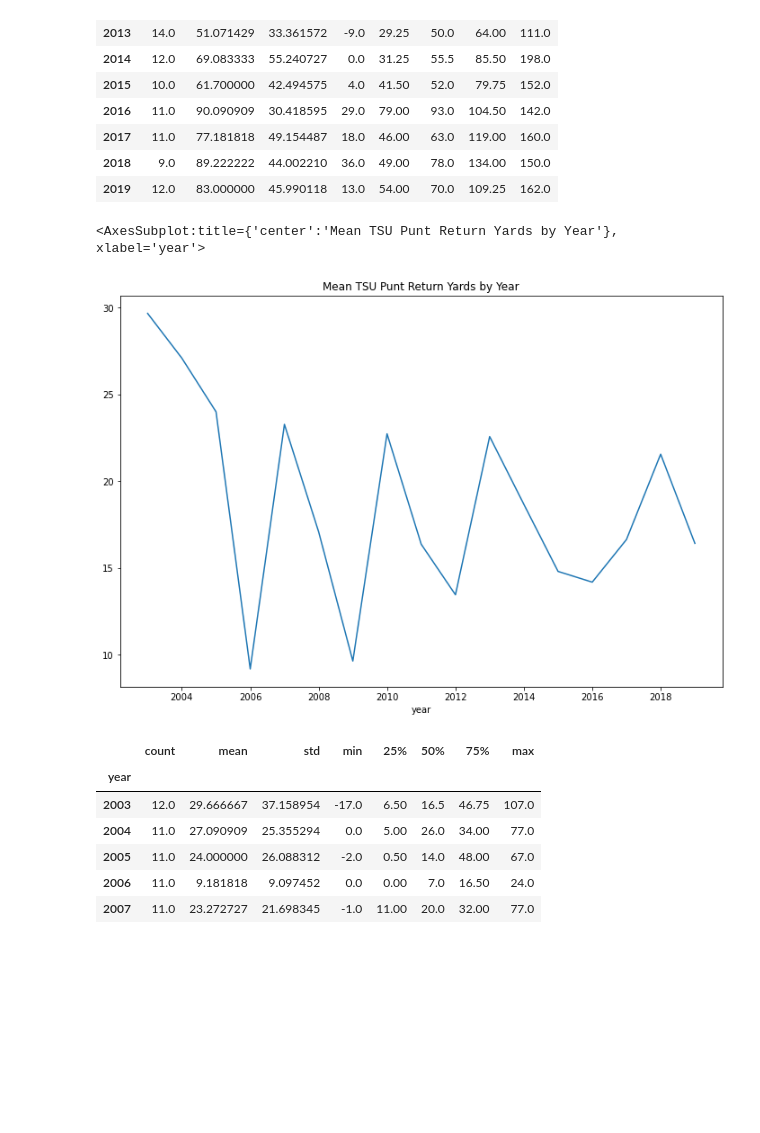
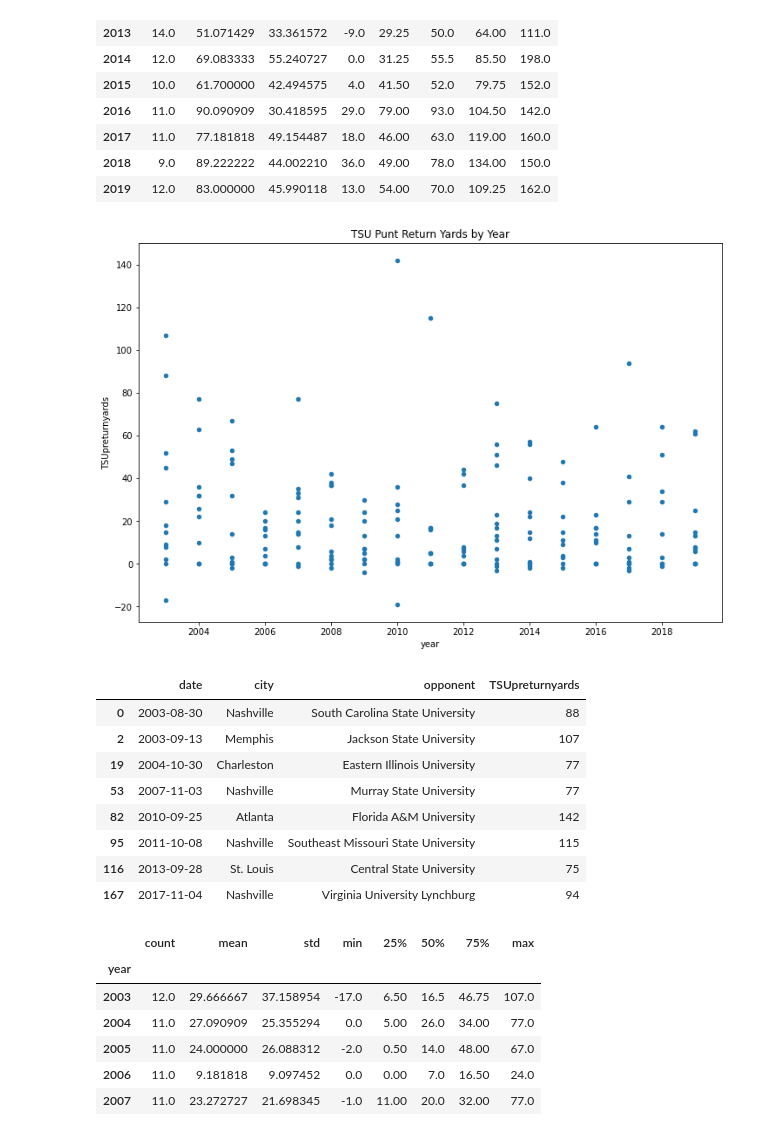
Before and after one commit to e-harrell/TSU, a Jupyter notebook: fullproject.ipynb, the cells around one changed output. Drawn from its saved outputs; the diff is of its cells as text; code cells hidden in the pictures; blank space fills up the shorter version.

```diff
--- a/fullproject.ipynb
+++ b/fullproject.ipynb
@@ -5278,7 +5329,8 @@ mydata.groupby("year").scorediff_abs.describe()
 | 2018 | 9.0 | 16.555556 | 11.555422 | 1.0 | 4.00 | 17.0 | 27.00 | 31.0 |
 | 2019 | 12.0 | 11.416667 | 6.986459 | 2.0 | 6.00 | 10.5 | 15.25 | 26.0 |
 # %%
-#mean attendance by year
-mean_attendance_by_year=mydata.groupby("year")["attendance"].mean()
-mean_attendance_by_year.plot(x="year",y="attendance",kind="line",title="Mean Attendance by Year")
+#attendance by year
+plt.rcParams["figure.figsize"]=[12,8]
+mydata.plot(x="year",y="attendance", kind="scatter", title="Attendance by Year")
+plt.show()
 # %% [output]
@@ -5308,7 +5384,8 @@ mydata.groupby("year").attendance.describe()
 | 2018 | 9.0 | 10633.111111 | 8027.984000 | 3318.0 | 3618.00 | 7670.0 | 14069.00 | 27340.0 |
 | 2019 | 12.0 | 12661.333333 | 12821.539294 | 1776.0 | 4586.25 | 8772.0 | 16439.00 | 48347.0 |
 # %%
-#mean TSU rushing yards by year
-mean_TSUrushyards_by_year=mydata.groupby("year")["TSUrushyards"].mean()
-mean_TSUrushyards_by_year.plot(x="year",y="TSUrushyards",kind="line",title="Mean TSU Rushing Yards by Year")
+#TSU rushing yards by year
+plt.rcParams["figure.figsize"]=[12,8]
+mydata.plot(x="year",y="TSUrushyards",kind="scatter",title="TSU Rushing Yards by Year")
+plt.show()
 # %% [output]
@@ -5338,7 +5427,8 @@ mydata.groupby("year").TSUrushyards.describe()
 | 2018 | 9.0 | 155.111111 | 60.608259 | 63.0 | 104.00 | 164.0 | 195.00 | 253.0 |
 | 2019 | 12.0 | 139.416667 | 53.539210 | 71.0 | 105.25 | 116.5 | 194.25 | 230.0 |
 # %%
-#mean TSU receiving yards by year
-mean_TSUreceiveyards_by_year=mydata.groupby("year")["TSUreceiveyards"].mean()
-mean_TSUreceiveyards_by_year.plot(x="year",y="TSUreceiveyards",kind="line",title="Mean TSU Receiving Yards by Year")
+#TSU receiving yards by year
+plt.rcParams["figure.figsize"]=[12,8]
+mydata.plot(x="year",y="TSUreceiveyards",kind="scatter",title="TSU Receiving Yards by Year")
+plt.show()
 # %% [output]
@@ -5368,7 +5467,8 @@ mydata.groupby("year").TSUreceiveyards.describe()
 | 2018 | 9.0 | 276.222222 | 68.441175 | 164.0 | 255.00 | 307.0 | 324.00 | 349.0 |
 | 2019 | 12.0 | 260.666667 | 71.516474 | 123.0 | 219.25 | 249.5 | 316.50 | 389.0 |
 # %%
-#mean TSU kick return yards by year
-mean_TSUkreturnyards_by_year=mydata.groupby("year")["TSUkreturnyards"].mean()
-mean_TSUkreturnyards_by_year.plot(x="year",y="TSUkreturnyards",kind="line",title="Mean TSU Kick Return Yards by Year")
+#TSU kick return yards by year
+plt.rcParams['figure.figsize']=[12,8]
+mydata.plot(x="year",y="TSUkreturnyards",kind="scatter", title="TSU Kick Return Yards by Year")
+plt.show()
 # %% [output]
@@ -5398,12 +5507,29 @@ mydata.groupby("year").TSUkreturnyards.describe()
 | 2018 | 9.0 | 89.222222 | 44.002210 | 36.0 | 49.00 | 78.0 | 134.00 | 150.0 |
 | 2019 | 12.0 | 83.000000 | 45.990118 | 13.0 | 54.00 | 70.0 | 109.25 | 162.0 |
 # %%
-#mean TSU rushing yards by year
-mean_TSUpreturnyards_by_year=mydata.groupby("year")["TSUpreturnyards"].mean()
-mean_TSUpreturnyards_by_year.plot(x="year",y="TSUpreturnyards",kind="line",title="Mean TSU Punt Return Yards by Year")
+#TSU punt return yards by year
+plt.rcParams['figure.figsize']=[12,8]
+mydata.plot(x="year",y="TSUpreturnyards",kind="scatter", title="TSU Punt Return Yards by Year")
+plt.show()
 # %% [output]
-<AxesSubplot:title={'center':'Mean TSU Punt Return Yards by Year'}, xlabel='year'>
-[figure, old version]
+[figure, new version]
+# %%
+#get outliers of punt return yards
+q1 = mydata["TSUpreturnyards"].quantile(0.25)
+q3 = mydata["TSUpreturnyards"].quantile(0.75)
+outlier_top_lim = q3 + 1.5 * (q3 - q1)
+outlier_bottom_lim = q1 - 1.5 * (q3 - q1)
+mydata[["date","city","opponent","TSUpreturnyards"]][(mydata["TSUpreturnyards"]>outlier_top_lim) | (mydata["TSUpreturnyards"]<outlier_bottom_lim)]
+# %% [output]
+|  | date | city | opponent | TSUpreturnyards |
+| 0 | 2003-08-30 | Nashville | South Carolina State University | 88 |
+| 2 | 2003-09-13 | Memphis | Jackson State University | 107 |
+| 19 | 2004-10-30 | Charleston | Eastern Illinois University | 77 |
+| 53 | 2007-11-03 | Nashville | Murray State University | 77 |
+| 82 | 2010-09-25 | Atlanta | Florida A&M University | 142 |
+| 95 | 2011-10-08 | Nashville | Southeast Missouri State University | 115 |
+| 116 | 2013-09-28 | St. Louis | Central State University | 75 |
+| 167 | 2017-11-04 | Nashville | Virginia University Lynchburg | 94 |
 # %%
 #descriptive statistics for TSU punt return yards
 mydata.groupby("year").TSUpreturnyards.describe()
```
Also changed, not shown: parts of 30 cells of this notebook.
